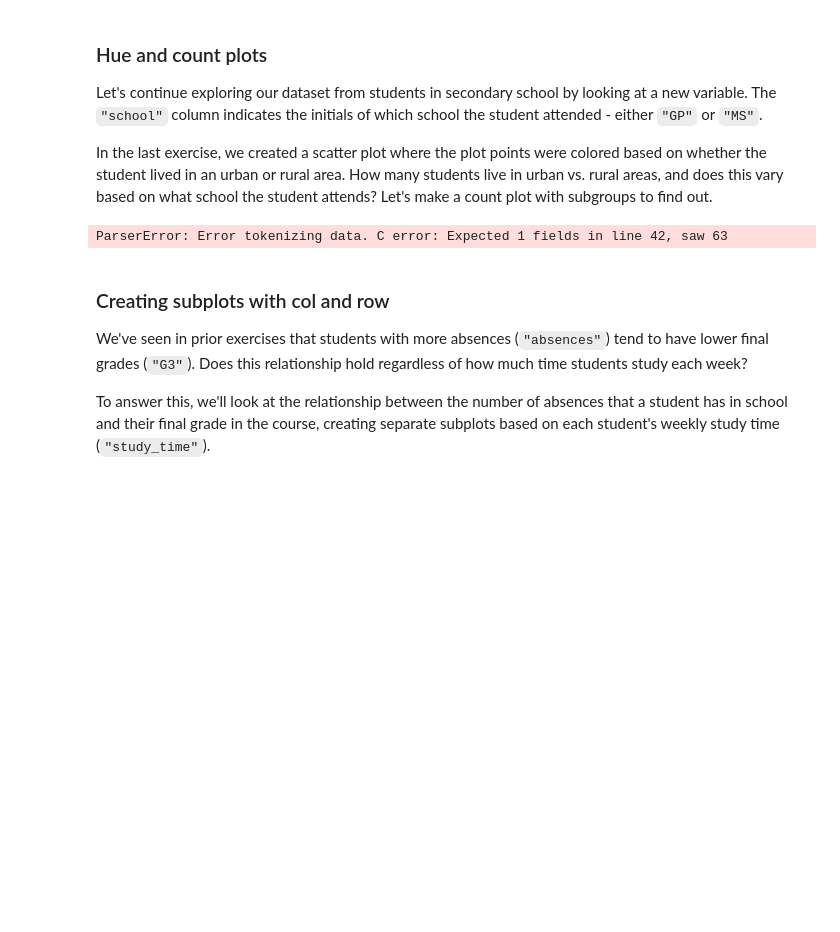
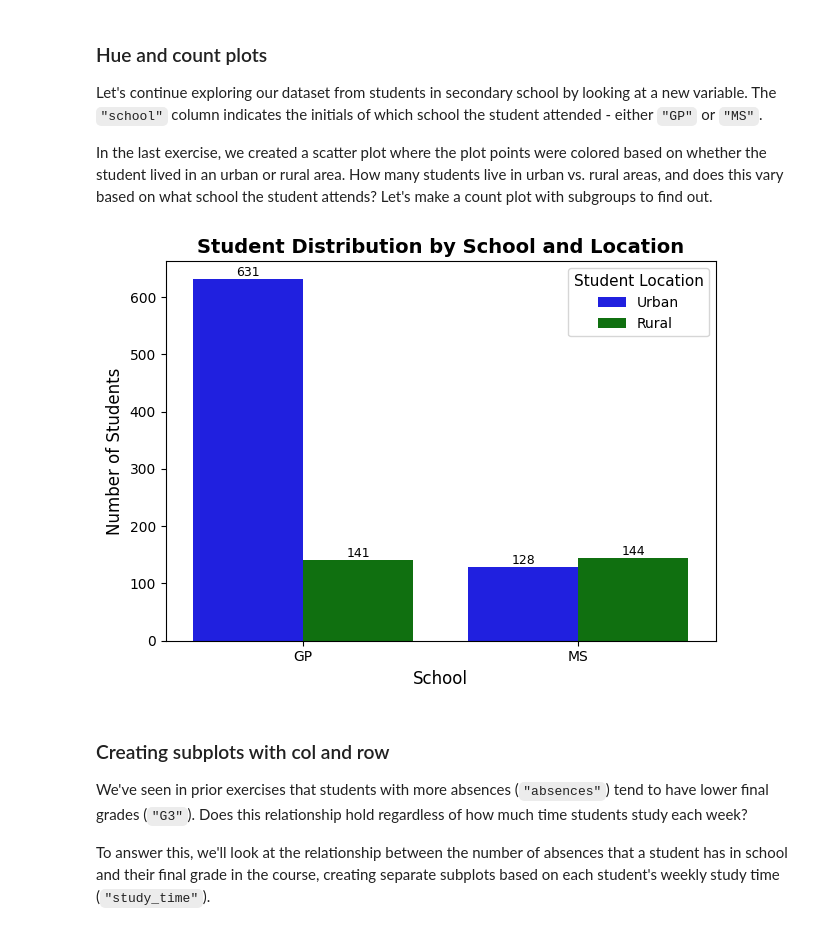
Before and after one commit to jhlopesalves/data-science-notebooks, a Jupyter notebook: Python/Intro to Seaborn/introduction_to_seaborn.ipynb, the cells around one changed output. Cells and saved outputs as stored; diff of their text form; code cells hidden in the pictures; blank space fills up the shorter version.

Commit message:
revisited seaborn plots and implemented new features

```diff
--- a/Python/Intro to Seaborn/introduction_to_seaborn.ipynb
+++ b/Python/Intro to Seaborn/introduction_to_seaborn.ipynb
@@ -36,8 +48,8 @@ Let's continue exploring our dataset from students in secondary school by lookin
 In the last exercise, we created a scatter plot where the plot points were colored based on whether the student lived in an urban or rural area. How many students live in urban vs. rural areas, and does this vary based on what school the student attends? Let's make a count plot with subgroups to find out.
 # %%
 # Load each subject file (semicolon-separated) into DataFrames
-mat = pd.read_csv('data/student-mat.csv')
-por = pd.read_csv('data/student-por.csv')
+mat = pd.read_csv('data/student-mat.csv', sep=';')
+por = pd.read_csv('data/student-por.csv', sep=';')
 
 # Concatenate along rows to get 1 044 records
 df = pd.concat([mat, por], ignore_index=True)
@@ -67,5 +79,3 @@ desired_order = [
     'absences','G1','G2','G3','location','study_time'
 ]
 student_data = df[desired_order]
-# %% [output]
-ParserError: Error tokenizing data. C error: Expected 1 fields in line 42, saw 63
@@ -83,3 +82,28 @@ plt.show()
+# %%
+fig, ax = plt.subplots()
+
+# Create a dictionary mapping subgroup values to colors
+palette_colors = {"Rural": "green", "Urban": "blue"}
+
+# Create a count plot of school with location subgroups
+sns.countplot(x="school", data=student_data, hue="location", palette=palette_colors)
+
+# Set descriptive title and labels
+ax.set_title("Student Distribution by School and Location", fontsize=14, fontweight='bold')
+ax.set_xlabel("School", fontsize=12)
+ax.set_ylabel("Number of Students", fontsize=12)
+
+# Improve legend
+ax.legend(title="Student Location", title_fontsize=11, fontsize=10, loc='upper right')
+
+# Add value labels on top of bars for better readability
+for container in ax.containers:
+    ax.bar_label(container, fontsize=9)
+
+plt.tight_layout()
+plt.show()
+# %% [output]
+[figure, added]
 # %% [markdown]
 ### Creating subplots with col and row
 We've seen in prior exercises that students with more absences (`"absences"`) tend to have lower final grades (`"G3"`). Does this relationship hold regardless of how much time students study each week?
```
Also changed, not shown: parts of 18 cells of this notebook.
